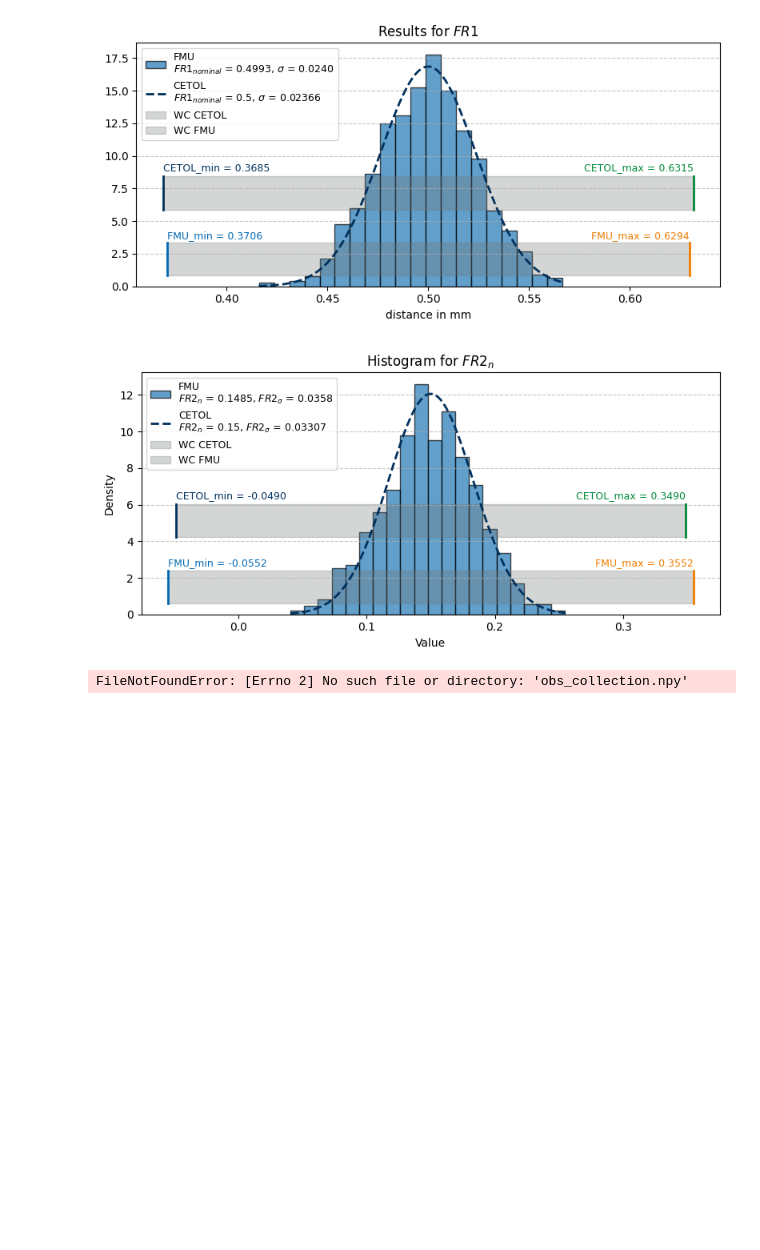
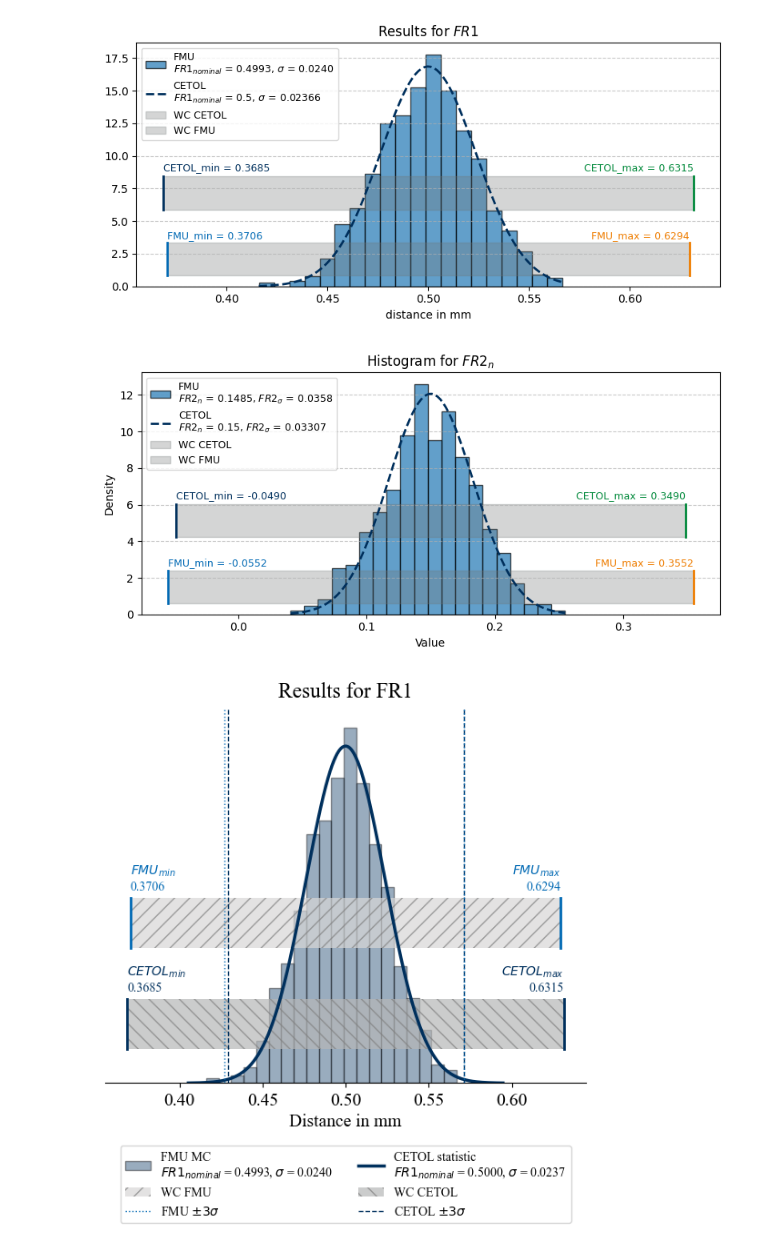
Before and after one commit to wredsen/fmugym, a Jupyter notebook: examples/geom_tolerance_source.ipynb, the cells around one changed output. Cells and saved outputs as stored; diff of their text form; code cells hidden in the pictures; blank space fills up the shorter version.

Commit message:
Plots continued, maybe finished

```diff
--- a/examples/geom_tolerance_source.ipynb
+++ b/examples/geom_tolerance_source.ipynb
@@ -459,9 +459,13 @@ import numpy as np
 import matplotlib.pyplot as plt
 from scipy.stats import norm
 
+#Schrift auf Times new Roman
+plt.rcParams['font.family'] = 'Times New Roman'
+plt.rcParams['font.size'] = 14
+
 # Daten laden
-obs_collection = np.load('obs_collection.npy')
-worst_case_values = np.load('worst_case_values.npy')
+obs_collection = np.load('tol_results/obs_collection.npy')
+worst_case_values = np.load('tol_results/worst_case_values.npy')
 
 # Farben
 TUD_BLUE = '#00305D'
@@ -486,14 +490,14 @@ FMU_3sigma_max = fmu_mean + 3 * fmu_std
 
 fig, ax = plt.subplots(figsize=(6, 6.5))
 
-x = np.linspace(min(obs_collection[:, 0]), max(obs_collection[:, 0]), 100)
+x = np.linspace(CETOL_mean - 4*CETOL_std, CETOL_mean + 4*CETOL_std, 500)
 bell_curve = norm.pdf(x, CETOL_mean, CETOL_std)
 
 ax.hist(obs_collection[:, 0], bins=20, density=True, edgecolor='black', alpha=0.4, color=TUD_BLUE,
-        label=f'FMU\n$FR1_{{nominal}}$ = {fmu_mean:.4f}, $\\sigma$ = {fmu_std:.4f}')
+        label=f'FMU MC\n$FR1_{{nominal}}$ = {fmu_mean:.4f}, $\\sigma$ = {fmu_std:.4f}')
 
 ax.plot(x, bell_curve, linestyle='-', color=TUD_BLUE, linewidth=2.5,
-        label=f'CETOL\n$FR1_{{nominal}}$ = {CETOL_mean:.4f}, $\\sigma$ = {CETOL_std:.4f}')
+        label=f'CETOL statistic\n$FR1_{{nominal}}$ = {CETOL_mean:.4f}, $\\sigma$ = {CETOL_std:.4f}')
 
 max_y = max(bell_curve)
 bar_height = max_y * 0.15
@@ -502,46 +506,54 @@ offset = max_y * 0.1
 # ±3sigma
 ax.axvline(CETOL_3sigma_min, color=TUD_BLUE, linestyle='--', linewidth=1, label='CETOL $\\pm 3\\sigma$')
 ax.axvline(CETOL_3sigma_max, color=TUD_BLUE, linestyle='--', linewidth=1)
-ax.axvline(FMU_3sigma_min, color=TUD_HL_BLUE, linestyle='--', linewidth=1, label='FMU $\\pm 3\\sigma$')
-ax.axvline(FMU_3sigma_max, color=TUD_HL_BLUE, linestyle='--', linewidth=1)
+ax.axvline(FMU_3sigma_min, color=TUD_HL_BLUE, linestyle=':', linewidth=1, label='FMU $\\pm 3\\sigma$')
+ax.axvline(FMU_3sigma_max, color=TUD_HL_BLUE, linestyle=':', linewidth=1)
 
 # CETOL Bereich
-bar2_bottom = max_y * 0.05
+bar2_bottom = max_y * 0.1
 bar2_top = bar2_bottom + bar_height
 ax.fill_between([CETOL_wc_min, CETOL_wc_max], bar2_bottom, bar2_top, color='#B6B7B7', alpha=0.7,
                 hatch='\\\\', edgecolor='grey', linewidth=0, label='WC CETOL')
 ax.plot([CETOL_wc_min, CETOL_wc_min], [bar2_bottom, bar2_top], color=TUD_BLUE, linewidth=2)
 ax.plot([CETOL_wc_max, CETOL_wc_max], [bar2_bottom, bar2_top], color=TUD_BLUE, linewidth=2)
 ax.text(CETOL_wc_min, bar2_top + bar_height * 0.1, f"$CETOL_{{min}}$\n{CETOL_wc_min:.4f}", ha='left', va='bottom', fontsize=10, color=TUD_BLUE)
 ax.text(CETOL_wc_max, bar2_top + bar_height * 0.1, f"$CETOL_{{max}}$\n{CETOL_wc_max:.4f}", ha='right', va='bottom', fontsize=10, color=TUD_BLUE)
 
 # FMU Bereich
-bar1_bottom = max_y * 0.4 + offset
+bar1_bottom = max_y * 0.3 + offset
 bar1_top = bar1_bottom + bar_height
 ax.fill_between([FMU_wc_min, FMU_wc_max], bar1_bottom, bar1_top, color='#D8D7D7', alpha=0.7,
                 hatch='//', edgecolor='grey', linewidth=0, label='WC FMU')
 ax.plot([FMU_wc_min, FMU_wc_min], [bar1_bottom, bar1_top], color=TUD_HL_BLUE, linewidth=2)
 ax.plot([FMU_wc_max, FMU_wc_max], [bar1_bottom, bar1_top], color=TUD_HL_BLUE, linewidth=2)
 ax.text(FMU_wc_min, bar1_top + bar_height * 0.1, f"$FMU_{{min}}$\n{FMU_wc_min:.4f}", ha='left', va='bottom', fontsize=10, color=TUD_HL_BLUE)
 ax.text(FMU_wc_max, bar1_top + bar_height * 0.1, f"$FMU_{{max}}$\n{FMU_wc_max:.4f}", ha='right', va='bottom', fontsize=10, color=TUD_HL_BLUE)
 
 ax.set_xlabel('Distance in mm')
-ax.set_title('Results for $FR1$', pad=20)
+ax.set_title('Results for FR1', pad=10)
 ax.yaxis.set_visible(False)
 ax.spines['left'].set_visible(False)
 ax.spines['right'].set_visible(False)
+ax.spines['top'].set_visible(False)
 ax.grid(axis='y', linestyle='--', alpha=0.7)
 
 # Legende sortiert: CETOL links, FMU rechts
 handles, labels = ax.get_legend_handles_labels()
-cetol_indices = [1, 5, 3]
-fmu_indices = [0, 4, 2]
+# Reihenfolge für Legende
+# linke Spalte: CETOL (Kurve, WC, ±3σ)
+# rechte Spalte: FMU (Histogramm, WC, ±3σ)
+
+cetol_indices = [0, 5, 3]  # CETOL: Kurve, WC, ±3σ
+fmu_indices = [1, 4, 2]    # FMU: Histogramm, WC, ±3σ
+
+# Damit CETOL links und FMU rechts in der Legende oben sind:
 new_handles = [handles[i] for i in cetol_indices] + [handles[i] for i in fmu_indices]
 new_labels = [labels[i] for i in cetol_indices] + [labels[i] for i in fmu_indices]
 
-ax.legend(new_handles, new_labels, loc='upper center', bbox_to_anchor=(0.5, -0.4), ncol=2, frameon=True, fontsize=10)
+
+ax.legend(new_handles, new_labels, loc='upper center', bbox_to_anchor=(0.5, -0.15), ncol=2, frameon=True, fontsize=10)
 
 plt.tight_layout()
 plt.show()
 # %% [output]
-FileNotFoundError: [Errno 2] No such file or directory: 'obs_collection.npy'
+[figure, added]
```
Also changed, not shown: parts of 1 cell of this notebook.
